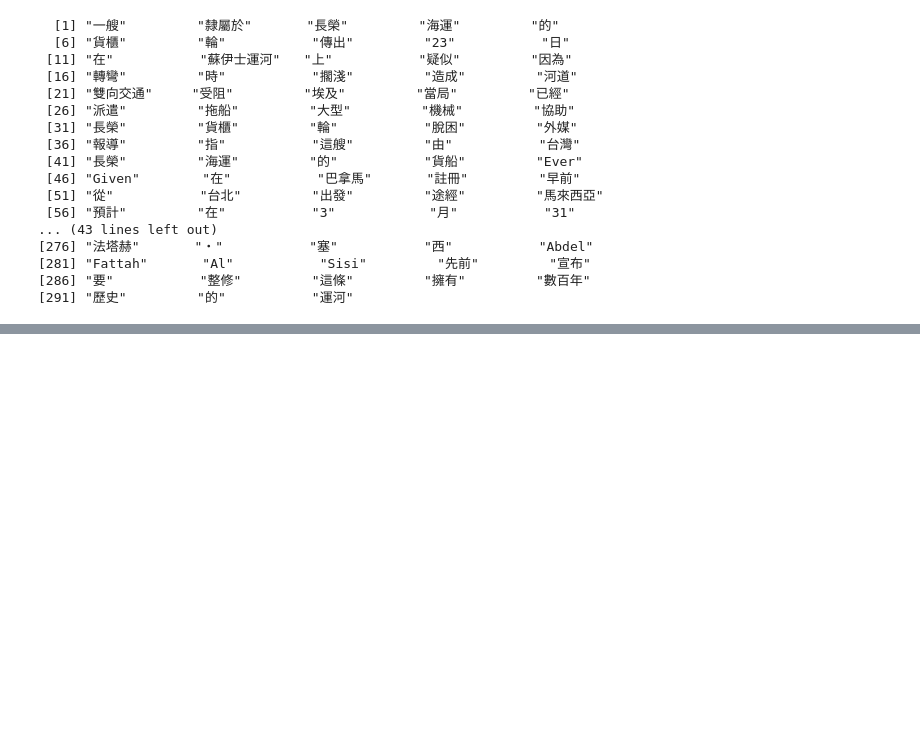
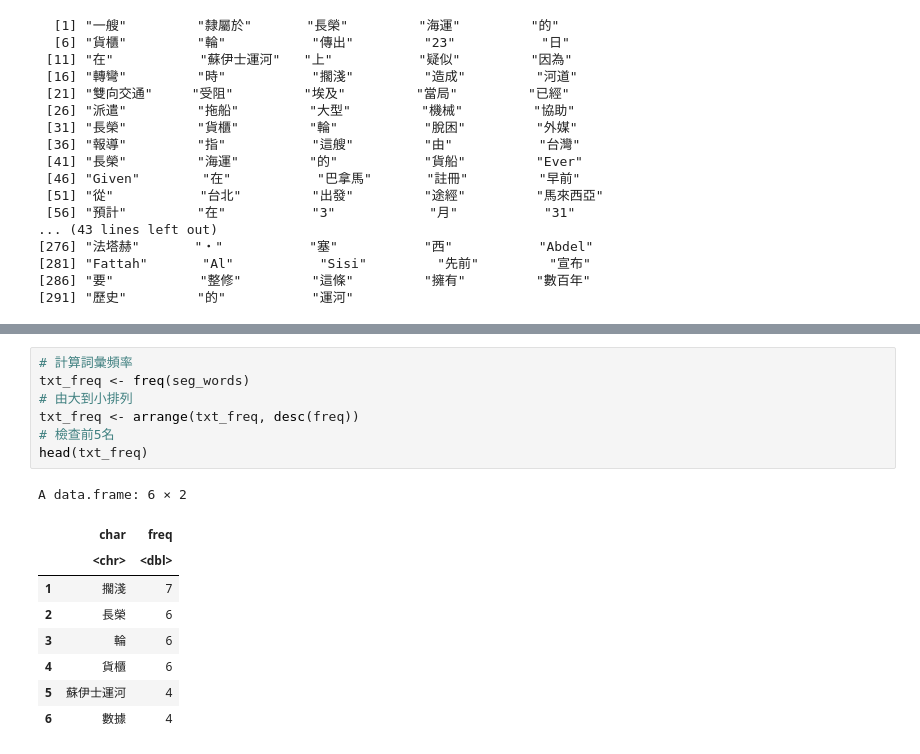
Before and after one commit to theone67833/bigdata1, a Jupyter notebook: 0330_2作業_ipynb」的副本.ipynb, the cells around one changed output, grey strips where cells are left out. Saved outputs shown, nothing was run; the diff lists cells and outputs as text; blank space fills up the shorter version.

```diff
--- a/0330_2作業_ipynb」的副本.ipynb
+++ b/0330_2作業_ipynb」的副本.ipynb
@@ -81,0 +113,17 @@ cutter [content]
+# %%
+# 計算詞彙頻率
+txt_freq <- freq(seg_words)
+# 由大到小排列
+txt_freq <- arrange(txt_freq, desc(freq))
+# 檢查前5名
+head(txt_freq)
+# %% [output]
+A data.frame: 6 × 2
+|  | char | freq |
+|  | <chr> | <dbl> |
+| 1 | 擱淺 | 7 |
+| 2 | 長榮 | 6 |
+| 3 | 輪 | 6 |
+| 4 | 貨櫃 | 6 |
+| 5 | 蘇伊士運河 | 4 |
+| 6 | 數據 | 4 |
```
Also changed, not shown: parts of 8 cells of this notebook.
